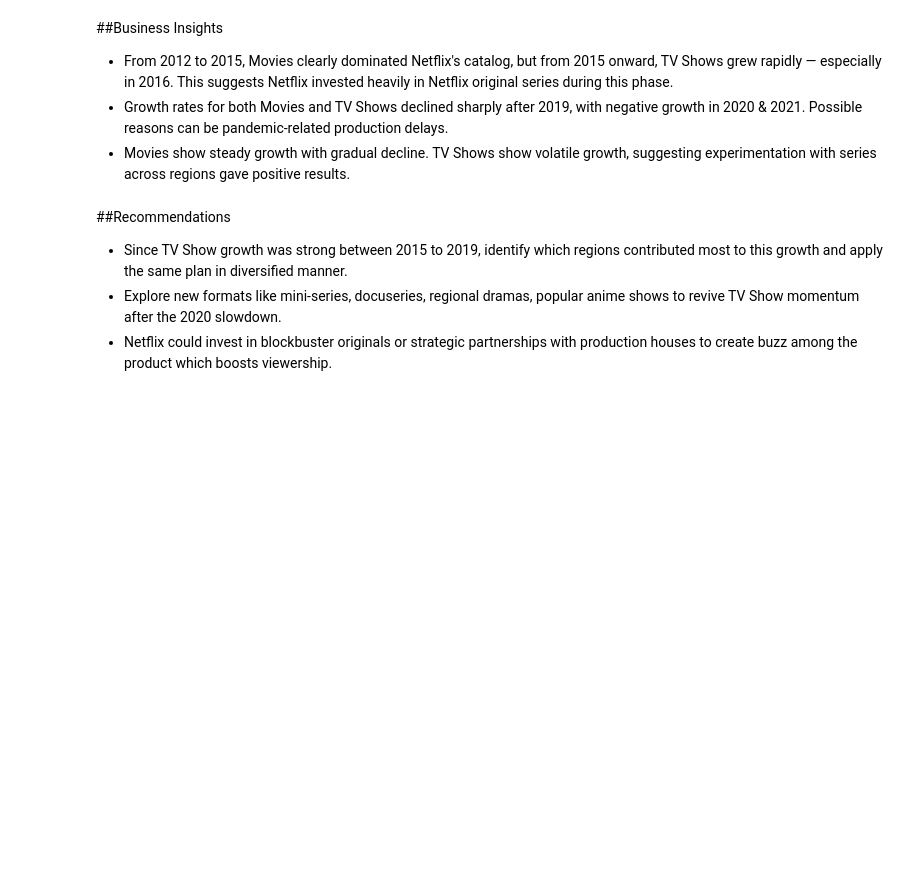
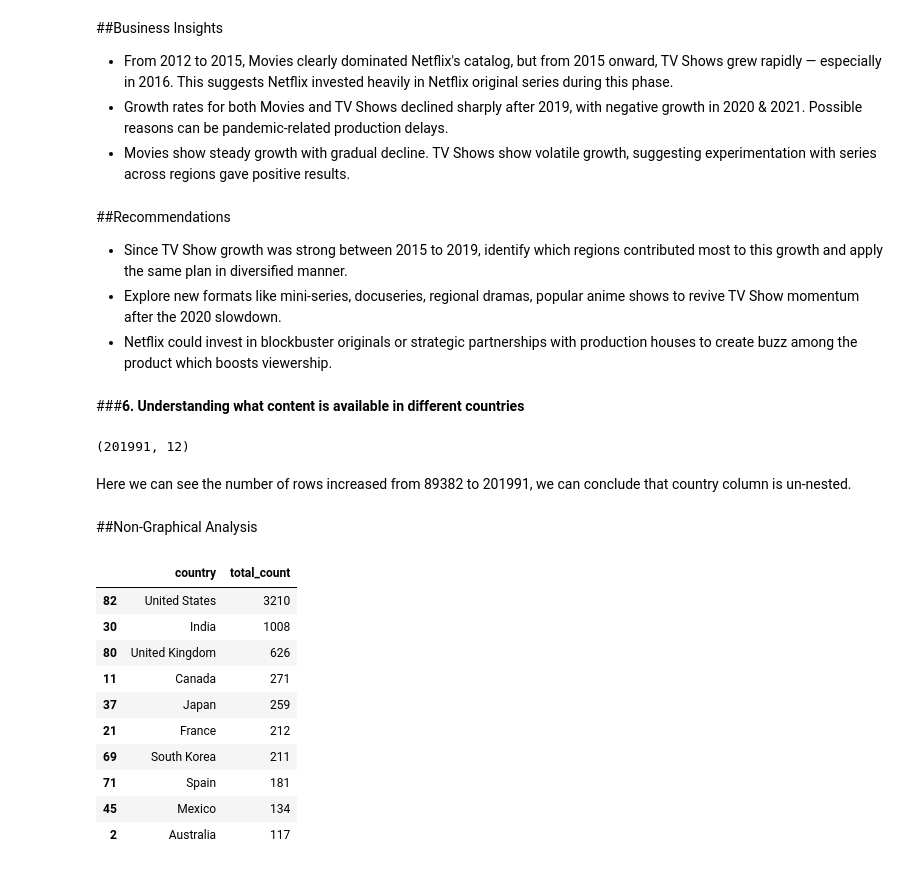
Before and after one commit to AnilJagarapu2704/Projects, a Jupyter notebook: Untitled14.ipynb, the cells around one changed output. Drawn from its saved outputs; the diff is of its cells as text; code cells hidden in the pictures; blank space fills up the shorter version.

```diff
--- a/Untitled14.ipynb
+++ b/Untitled14.ipynb
@@ -978,3 +979,5 @@ dtype: int64
 *   Since TV Show growth was strong between 2015 to 2019, identify which regions contributed most to this growth and apply the same plan in diversified manner.
 *   Explore new formats like mini-series, docuseries, regional dramas, popular anime shows to revive TV Show momentum after the 2020 slowdown.
 *   Netflix could invest in blockbuster originals or strategic partnerships with production houses to create buzz among the product which boosts viewership.
+# %% [markdown]
+###**6. Understanding what content is available in different countries**
@@ -980,0 +989,32 @@ dtype: int64
+# %%
+data.shape
+# %% [output]
+(201991, 12)
+# %% [markdown]
+Here we can see the number of rows increased from 89382 to 201991, we can conclude that country column is un-nested.
+# %% [markdown]
+##Non-Graphical Analysis
+# %%
+# Top 10 countries based on genre
+
+valid_data = data.drop_duplicates(subset = 'show_id')
+valid_countries = valid_data[valid_data['country'] != 'Unknown']
+
+country_wise = valid_countries.groupby('country')['show_id'].count().reset_index()
+country_wise.rename(columns = {'show_id': 'total_count'}, inplace = True)
+
+country_wise.sort_values('total_count', ascending = False, inplace = True)
+top_10_countries = country_wise.iloc[:10]
+top_10_countries
+# %% [output]
+|  | country | total_count |
+| 82 | United States | 3210 |
+| 30 | India | 1008 |
+| 80 | United Kingdom | 626 |
+| 11 | Canada | 271 |
+| 37 | Japan | 259 |
+| 21 | France | 212 |
+| 69 | South Korea | 211 |
+| 71 | Spain | 181 |
+| 45 | Mexico | 134 |
+| 2 | Australia | 117 |
```
Also changed, not shown: parts of 11 cells of this notebook.
